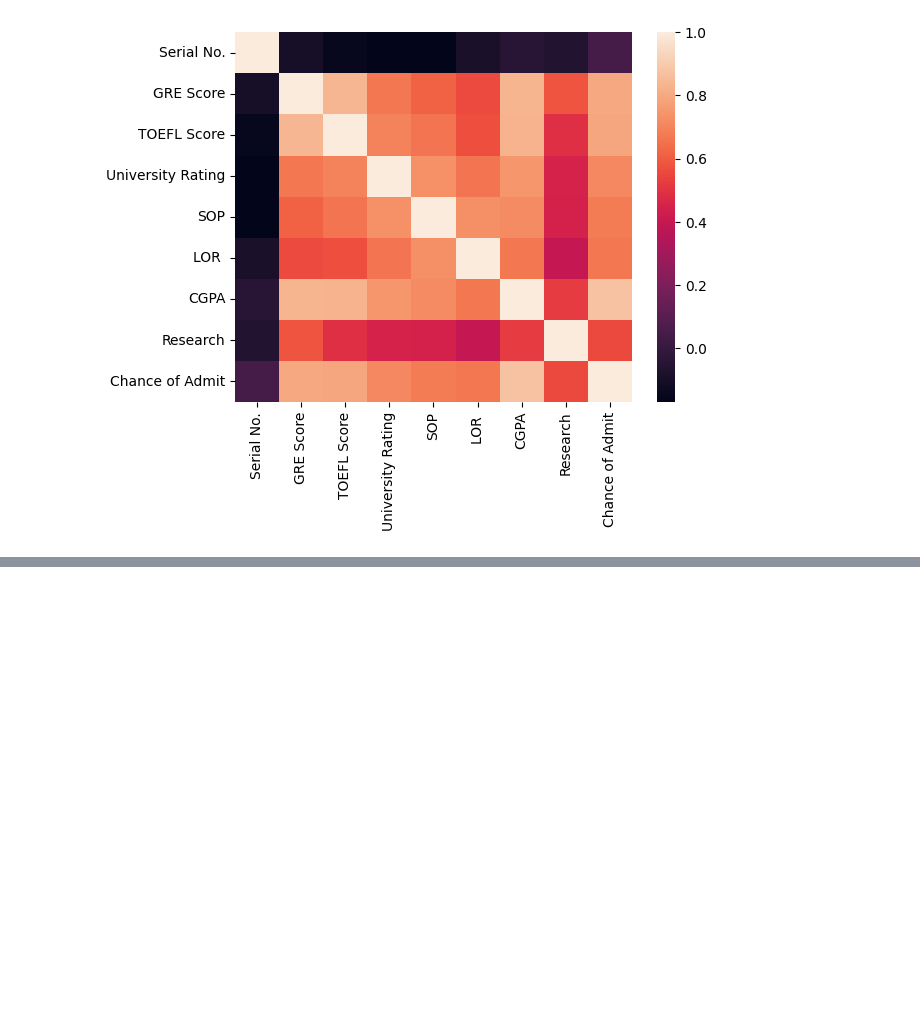
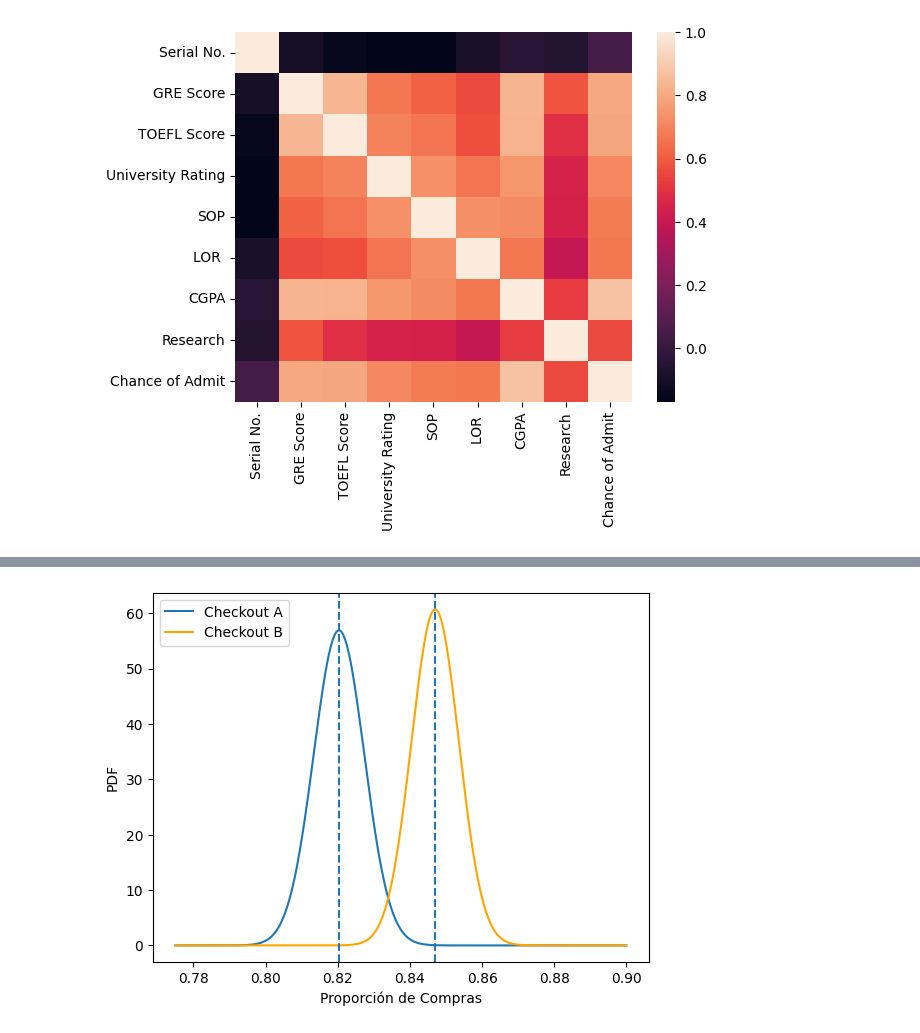
Before and after one commit to alexandergribenchenko/datacamp, a Jupyter notebook: AB_Testing_in_Python/NB_AB_Testing_in_Python.ipynb, the cells around one changed output, grey strips where cells are left out. Cells and saved outputs as stored; diff of their text form; code cells hidden in the pictures; blank space fills up the shorter version.

```diff
--- a/AB_Testing_in_Python/NB_AB_Testing_in_Python.ipynb
+++ b/AB_Testing_in_Python/NB_AB_Testing_in_Python.ipynb
@@ -184,0 +263,21 @@ sns.heatmap(df_admissions.corr(),annot=False)
+# %%
+# Import norm from scipy library
+from scipy.stats import norm
+# Create x-axis range and normal distributions A and B
+x = np.linspace(0.775, 0.9, 500)
+norm_a = norm.pdf(x, p_A, np.sqrt(p_A*(1-p_A) / n_A))
+norm_b = norm.pdf(x, p_B, np.sqrt(p_B*(1-p_B) / n_B))
+# Plot normal distributions A and B
+fig, ax = plt.subplots()
+
+# Plotear las distribuciones normales A y B en los ejes creados
+ax.plot(x, norm_a, label='Checkout A')
+ax.plot(x, norm_b, color='orange', label='Checkout B')
+ax.axvline(p_A, linestyle='--')
+ax.axvline(p_B, linestyle='--')
+ax.set_xlabel('Proporción de Compras')
+ax.set_ylabel('PDF')
+ax.legend(loc="upper left")
+plt.show()
+# %% [output]
+[figure, added]
```
Also changed, not shown: parts of 18 cells of this notebook.
